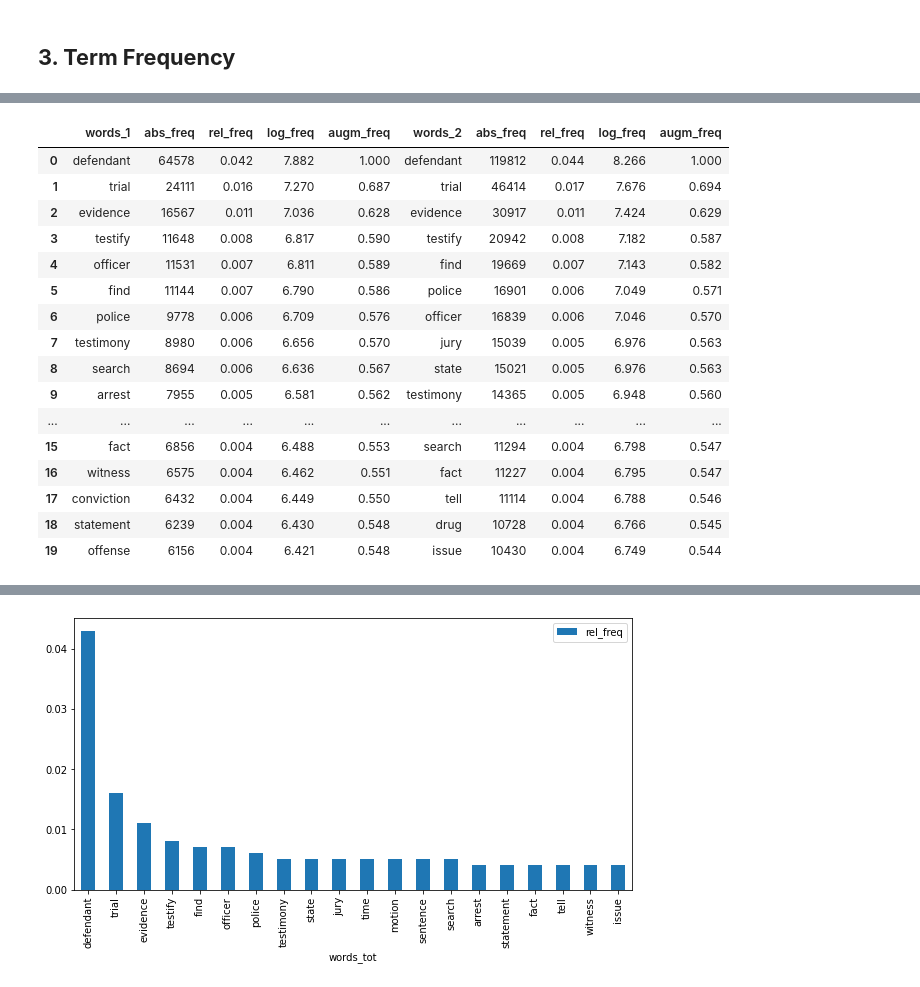
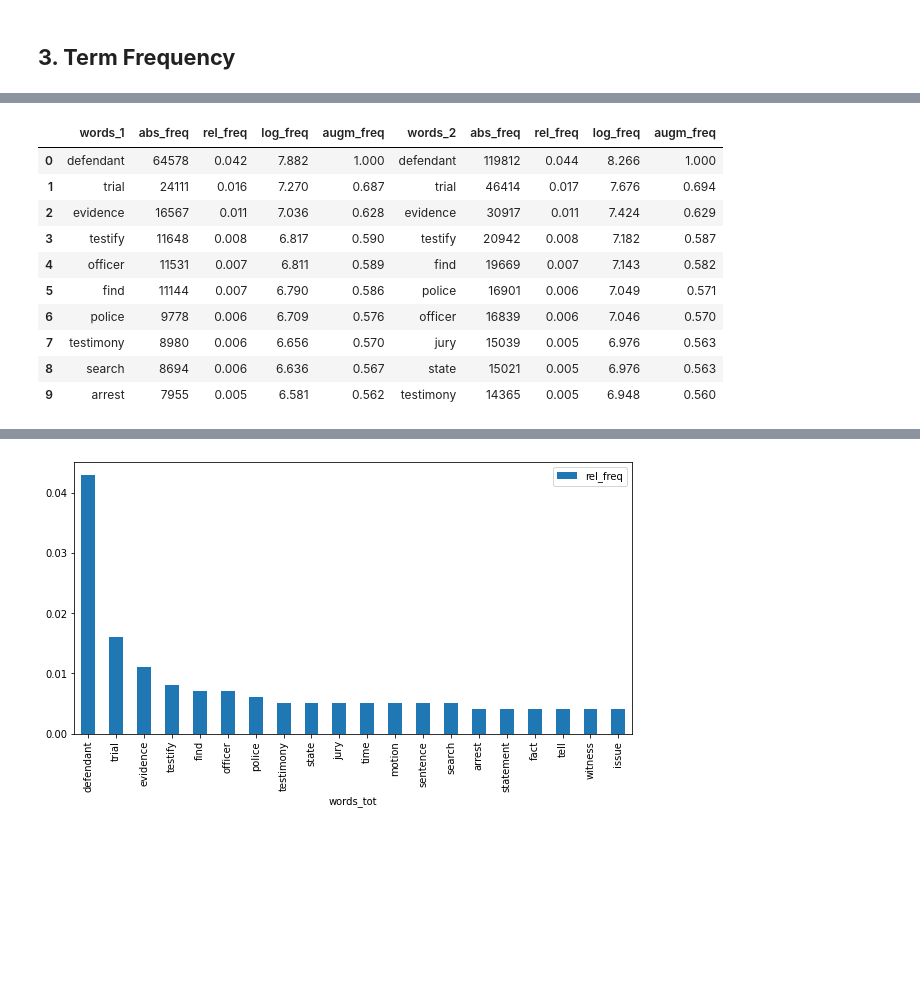
Before and after one commit to martinaviggiano/knowledge_extraction_project, a Jupyter notebook: 02_Term_frequency.ipynb, the cells around one changed output, grey strips where cells are left out. Saved outputs shown, nothing was run; the diff lists cells and outputs as text; code cells hidden in the pictures; blank space fills up the shorter version.

```diff
--- a/02_Term_frequency.ipynb
+++ b/02_Term_frequency.ipynb
@@ -218,23 +194,17 @@ mcw_2["rel_freq"] = mcw_2.progress_apply(lambda x: np.round(x.abs_freq / mcw_2.a
 mcw_2["log_freq"] = mcw_2.progress_apply(lambda x: np.round(1+(math.log(x.abs_freq,5)), 3), axis=1)
 mcw_2["augm_freq"] = mcw_2.progress_apply(lambda x: np.round(0.5+(0.5*x.abs_freq / mcw_2.abs_freq.max()), 3), axis=1)
 # %%
-mcw_1_2_concat = pd.concat([mcw_1[:20],mcw_2[:20]], axis=1)
+mcw_1_2_concat = pd.concat([mcw_1[:10],mcw_2[:10]], axis=1)
 mcw_1_2_concat # WORDS = tinfou, mitte, wtappe
 # %% [output]
 |  | words_1 | abs_freq | rel_freq | log_freq | augm_freq | words_2 | abs_freq | rel_freq | log_freq | augm_freq |
 | 0 | defendant | 64578 | 0.042 | 7.882 | 1.000 | defendant | 119812 | 0.044 | 8.266 | 1.000 |
 | 1 | trial | 24111 | 0.016 | 7.270 | 0.687 | trial | 46414 | 0.017 | 7.676 | 0.694 |
 | 2 | evidence | 16567 | 0.011 | 7.036 | 0.628 | evidence | 30917 | 0.011 | 7.424 | 0.629 |
 | 3 | testify | 11648 | 0.008 | 6.817 | 0.590 | testify | 20942 | 0.008 | 7.182 | 0.587 |
 | 4 | officer | 11531 | 0.007 | 6.811 | 0.589 | find | 19669 | 0.007 | 7.143 | 0.582 |
 | 5 | find | 11144 | 0.007 | 6.790 | 0.586 | police | 16901 | 0.006 | 7.049 | 0.571 |
 | 6 | police | 9778 | 0.006 | 6.709 | 0.576 | officer | 16839 | 0.006 | 7.046 | 0.570 |
 | 7 | testimony | 8980 | 0.006 | 6.656 | 0.570 | jury | 15039 | 0.005 | 6.976 | 0.563 |
 | 8 | search | 8694 | 0.006 | 6.636 | 0.567 | state | 15021 | 0.005 | 6.976 | 0.563 |
 | 9 | arrest | 7955 | 0.005 | 6.581 | 0.562 | testimony | 14365 | 0.005 | 6.948 | 0.560 |
-| ... | ... | ... | ... | ... | ... | ... | ... | ... | ... | ... |
-| 15 | fact | 6856 | 0.004 | 6.488 | 0.553 | search | 11294 | 0.004 | 6.798 | 0.547 |
-| 16 | witness | 6575 | 0.004 | 6.462 | 0.551 | fact | 11227 | 0.004 | 6.795 | 0.547 |
-| 17 | conviction | 6432 | 0.004 | 6.449 | 0.550 | tell | 11114 | 0.004 | 6.788 | 0.546 |
-| 18 | statement | 6239 | 0.004 | 6.430 | 0.548 | drug | 10728 | 0.004 | 6.766 | 0.545 |
-| 19 | offense | 6156 | 0.004 | 6.421 | 0.548 | issue | 10430 | 0.004 | 6.749 | 0.544 |
```
Also changed, not shown: parts of 83 cells of this notebook, 1 other file.
